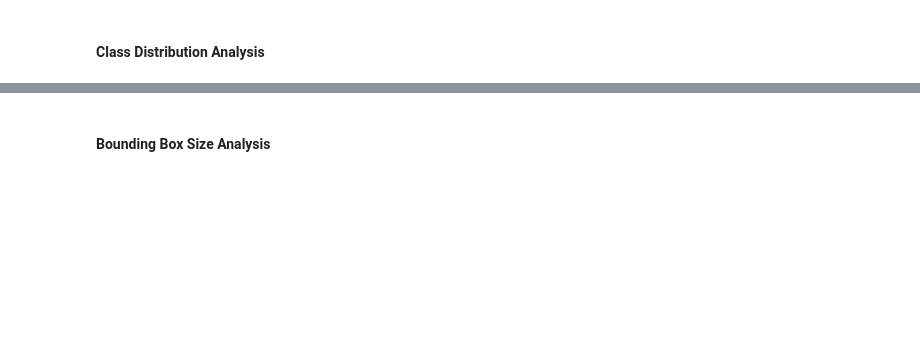
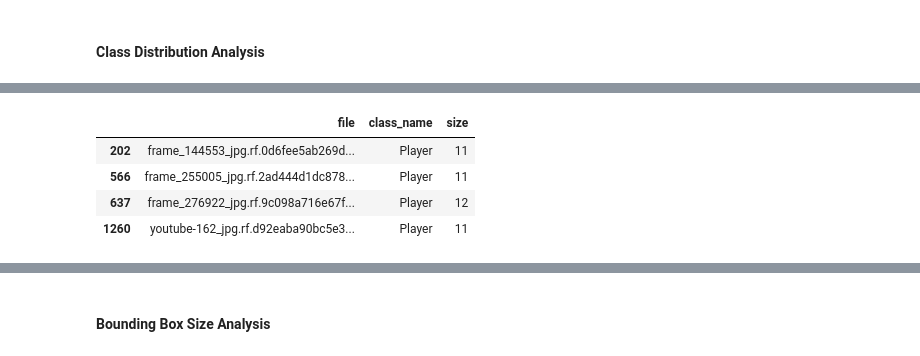
Before and after one commit to Nolan-Lo/basketball-computer-vision, a Jupyter notebook: notebooks/01-data-exploration.ipynb, the cells around one changed output, grey strips where cells are left out. Cells and saved outputs as stored; diff of their text form; code cells hidden in the pictures; blank space fills up the shorter version.

```diff
--- a/notebooks/01-data-exploration.ipynb
+++ b/notebooks/01-data-exploration.ipynb
@@ -110,3 +175,11 @@ Unique images: 320
+# %%
+class_count_df[(class_count_df['class_name']=='Player')&(class_count_df['size']>10)]
+# %% [output]
+|  | file | class_name | size |
+| 202 | frame_144553_jpg.rf.0d6fee5ab269d... | Player | 11 |
+| 566 | frame_255005_jpg.rf.2ad444d1dc878... | Player | 11 |
+| 637 | frame_276922_jpg.rf.9c098a716e67f... | Player | 12 |
+| 1260 | youtube-162_jpg.rf.d92eaba90bc5e3... | Player | 11 |
 # %%
 # Class distribution overall
 class_counts = all_df['class_name'].value_counts().sort_index()
```
Also changed, not shown: parts of 6 cells of this notebook.
